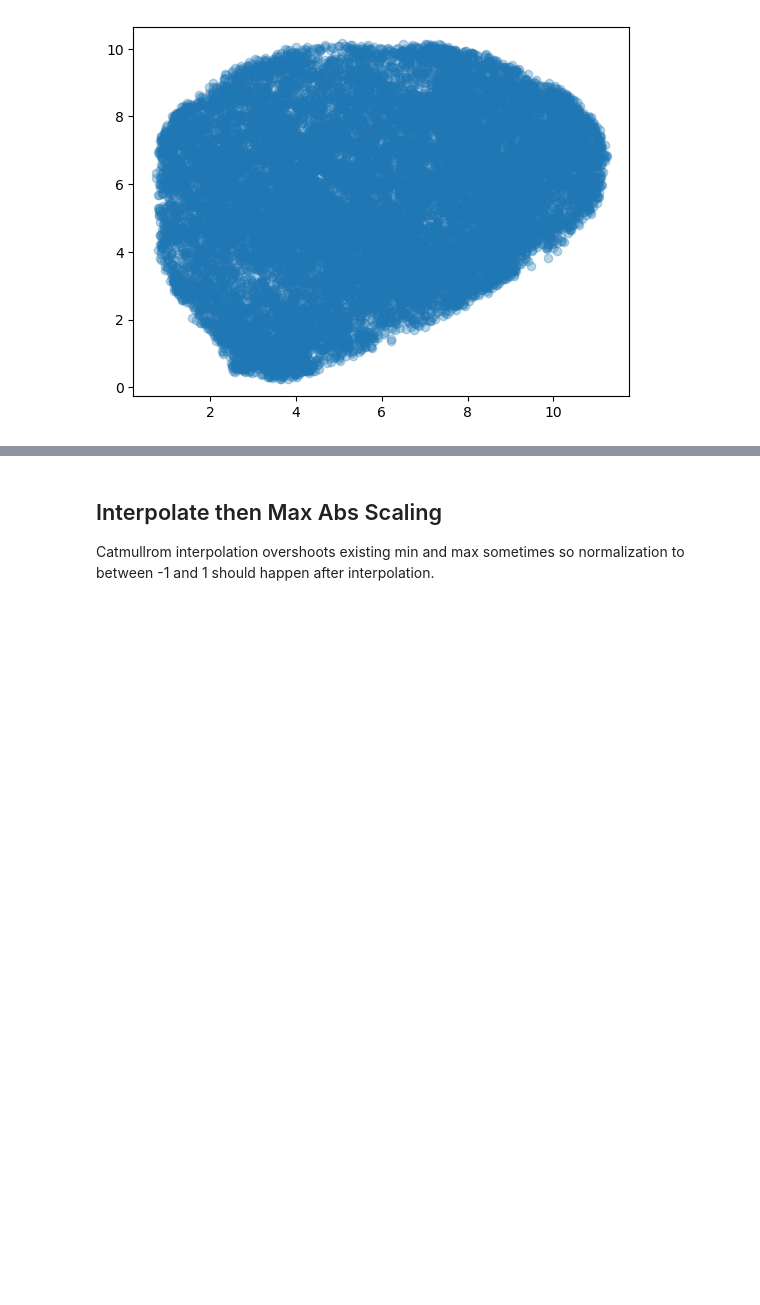
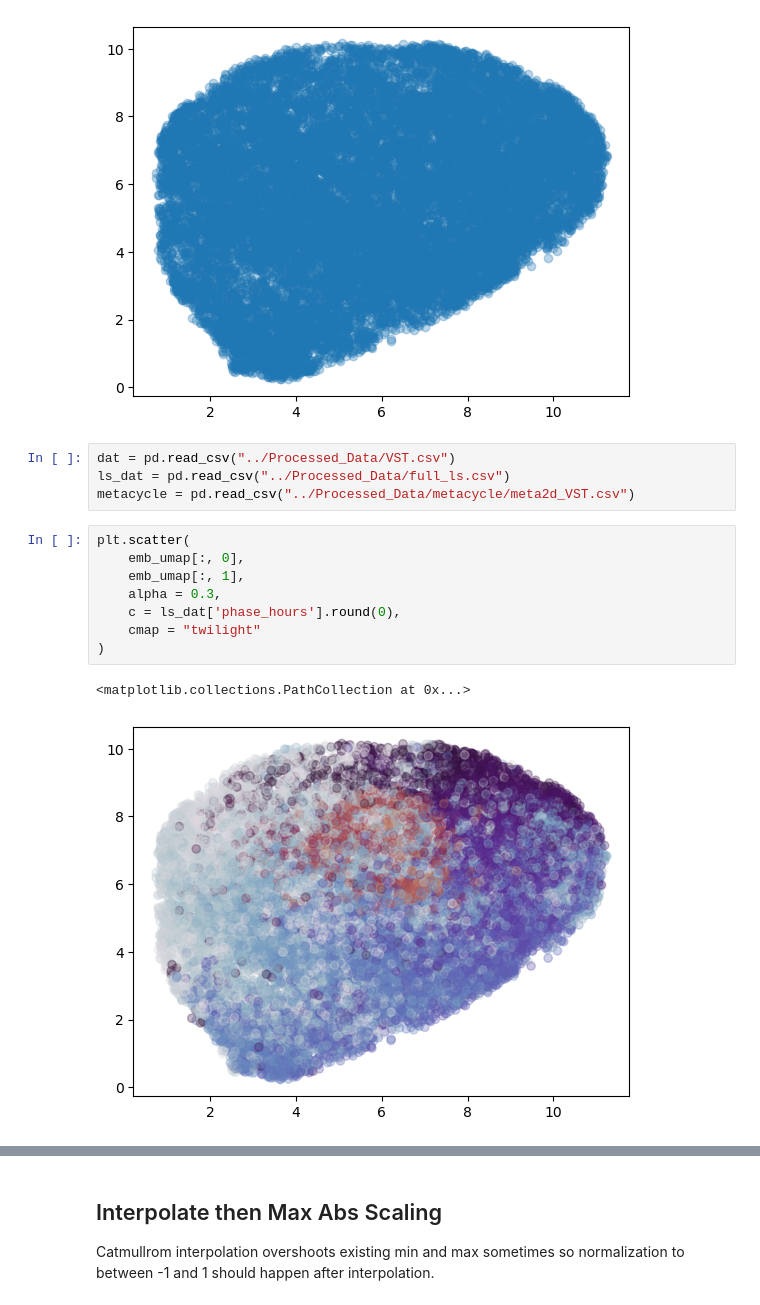
Before and after one commit to Eric-junyao-Yang/ArabidopsisPianoSite, a Jupyter notebook: DataProcessingPipeline/DataProcessing/Step2_UMAP_bins.ipynb, the cells around one changed output, grey strips where cells are left out. Saved outputs shown, nothing was run; the diff lists cells and outputs as text; blank space fills up the shorter version.

Commit message:
Experimenting on UMAP coloring and MetaCycle circadian detection

```diff
--- a/DataProcessingPipeline/DataProcessing/Step2_UMAP_bins.ipynb
+++ b/DataProcessingPipeline/DataProcessing/Step2_UMAP_bins.ipynb
@@ -51,3 +51,18 @@ plt.scatter(
 # %% [output]
 <matplotlib.collections.PathCollection at 0x...>
 [figure]
+# %%
+dat = pd.read_csv("../Processed_Data/VST.csv")
+ls_dat = pd.read_csv("../Processed_Data/full_ls.csv")
+metacycle = pd.read_csv("../Processed_Data/metacycle/meta2d_VST.csv")
+# %%
+plt.scatter(
+    emb_umap[:, 0],
+    emb_umap[:, 1],
+    alpha = 0.3,
+    c = ls_dat['phase_hours'].round(0),
+    cmap = "twilight"
+)
+# %% [output]
+<matplotlib.collections.PathCollection at 0x...>
+[figure, added]
```
Also changed, not shown: parts of 21 cells of this notebook, 8 other files.
